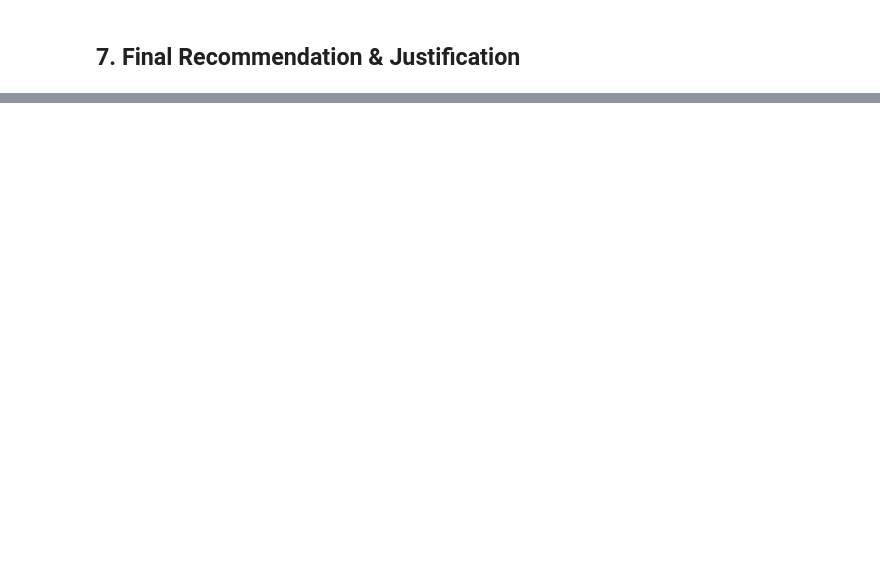
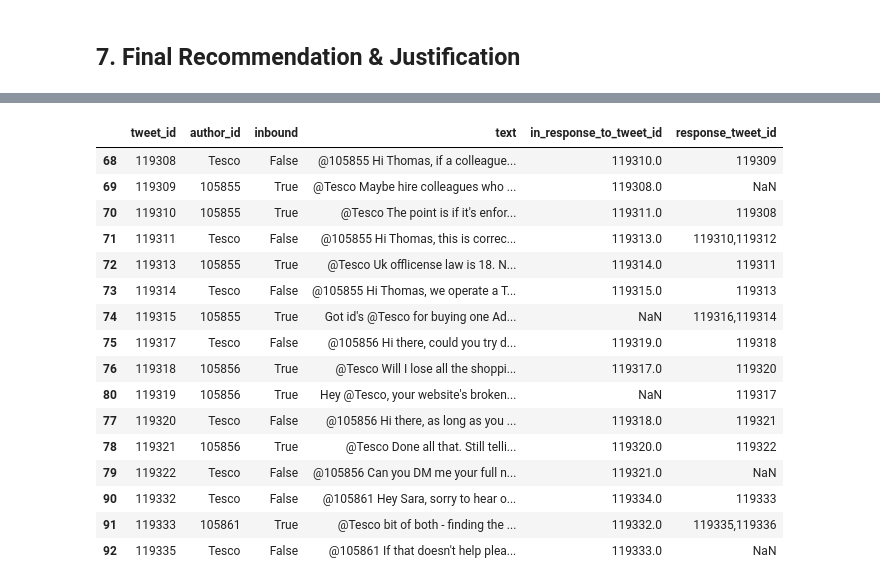
Before and after one commit to kishanrai477-web/hiver-sde-assignment, a Jupyter notebook: notebooks/01_data_exploration.ipynb, the cells around one changed output, grey strips where cells are left out. Drawn from its saved outputs; the diff is of its cells as text; code cells hidden in the pictures; blank space fills up the shorter version.

```diff
--- a/notebooks/01_data_exploration.ipynb
+++ b/notebooks/01_data_exploration.ipynb
@@ -30,7 +42,7 @@ print("Libraries imported successfully.")
 # %%
 # Load the dataset from sample.csv
 try:
-    df = pd.read_csv('../data/sample.csv')
+    df = pd.read_csv('/content/hiver-sde-assignment/data/sample.csv')
     print("✓ Loaded sample.csv")
 except FileNotFoundError:
     print("ERROR: sample.csv not found in data/ directory")
@@ -336,0 +621,14 @@ print(recommendation)
+# %%
+# Show all messages related to Tesco conversations
+
+tesco_ids = tesco_df['tweet_id'].astype(str).tolist()
+
+related = df[
+    df['response_tweet_id'].astype(str).isin(tesco_ids)
+    | df['tweet_id'].astype(str).isin(tesco_ids)
+].copy()
+
+display(
+    related[['tweet_id', 'author_id', 'inbound', 'text', 'response_tweet_id']]
+    .sort_values('tweet_id')
+)
@@ -336,0 +747,60 @@ print(recommendation)
+# %%
+# Properly reconstruct Tesco conversation threads
+
+tesco_tweet_ids = set(tesco_df['tweet_id'].astype(str))
+
+# Start with all Tesco tweets
+conversation_tweets = set(tesco_tweet_ids)
+
+# Repeatedly add tweets connected to Tesco tweets
+changed = True
+
+while changed:
+    changed = False
+
+    for _, row in df.iterrows():
+        tweet_id = str(row['tweet_id'])
+
+        parent_id = str(row['in_response_to_tweet_id']) \
+            if pd.notna(row['in_response_to_tweet_id']) else None
+
+        response_ids = str(row['response_tweet_id']) \
+            if pd.notna(row['response_tweet_id']) else ""
+
+        response_list = [
+            x.strip() for x in response_ids.split(',')
+            if x.strip()
+        ]
+
+        # If this tweet is connected to an existing conversation
+        if (
+            tweet_id in conversation_tweets
+            or parent_id in conversation_tweets
+            or any(x in conversation_tweets for x in response_list)
+        ):
+            before = len(conversation_tweets)
+
+            conversation_tweets.add(tweet_id)
+
+            if parent_id:
+                conversation_tweets.add(parent_id)
+
+            conversation_tweets.update(response_list)
+
+            if len(conversation_tweets) > before:
+                changed = True
+
+# Get all tweets belonging to Tesco conversations
+tesco_threads = df[
+    df['tweet_id'].astype(str).isin(conversation_tweets)
+].copy()
+
+print("Tesco conversation messages:", len(tesco_threads))
+
+display(
+    tesco_threads[
+        ['tweet_id', 'author_id', 'inbound',
+         'text', 'in_response_to_tweet_id', 'response_tweet_id']
+    ].sort_values('tweet_id')
+)
+# %% [output]
@@ -336,0 +808,17 @@ print(recommendation)
+|  | tweet_id | author_id | inbound | text | in_response_to_tweet_id | response_tweet_id |
+| 68 | 119308 | Tesco | False | @105855 Hi Thomas, if a colleague... | 119310.0 | 119309 |
+| 69 | 119309 | 105855 | True | @Tesco Maybe hire colleagues who ... | 119308.0 | NaN |
+| 70 | 119310 | 105855 | True | @Tesco The point is if it's enfor... | 119311.0 | 119308 |
+| 71 | 119311 | Tesco | False | @105855 Hi Thomas, this is correc... | 119313.0 | 119310,119312 |
+| 72 | 119313 | 105855 | True | @Tesco Uk offlicense law is 18. N... | 119314.0 | 119311 |
+| 73 | 119314 | Tesco | False | @105855 Hi Thomas, we operate a T... | 119315.0 | 119313 |
+| 74 | 119315 | 105855 | True | Got id's @Tesco for buying one Ad... | NaN | 119316,119314 |
+| 75 | 119317 | Tesco | False | @105856 Hi there, could you try d... | 119319.0 | 119318 |
+| 76 | 119318 | 105856 | True | @Tesco Will I lose all the shoppi... | 119317.0 | 119320 |
+| 80 | 119319 | 105856 | True | Hey @Tesco, your website's broken... | NaN | 119317 |
+| 77 | 119320 | Tesco | False | @105856 Hi there, as long as you ... | 119318.0 | 119321 |
+| 78 | 119321 | 105856 | True | @Tesco Done all that. Still telli... | 119320.0 | 119322 |
+| 79 | 119322 | Tesco | False | @105856 Can you DM me your full n... | 119321.0 | NaN |
+| 90 | 119332 | Tesco | False | @105861 Hey Sara, sorry to hear o... | 119334.0 | 119333 |
+| 91 | 119333 | 105861 | True | @Tesco bit of both - finding the ... | 119332.0 | 119335,119336 |
+| 92 | 119335 | Tesco | False | @105861 If that doesn't help plea... | 119333.0 | NaN |
```
Also changed, not shown: parts of 33 cells of this notebook.
